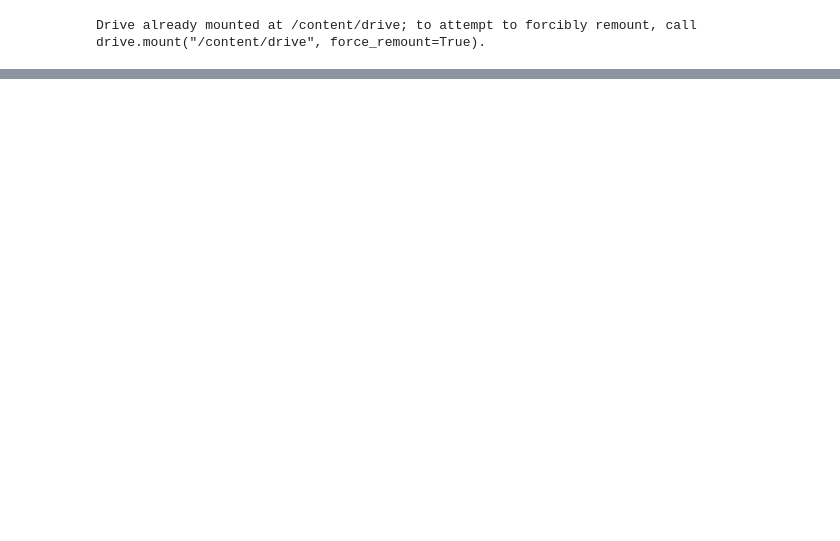
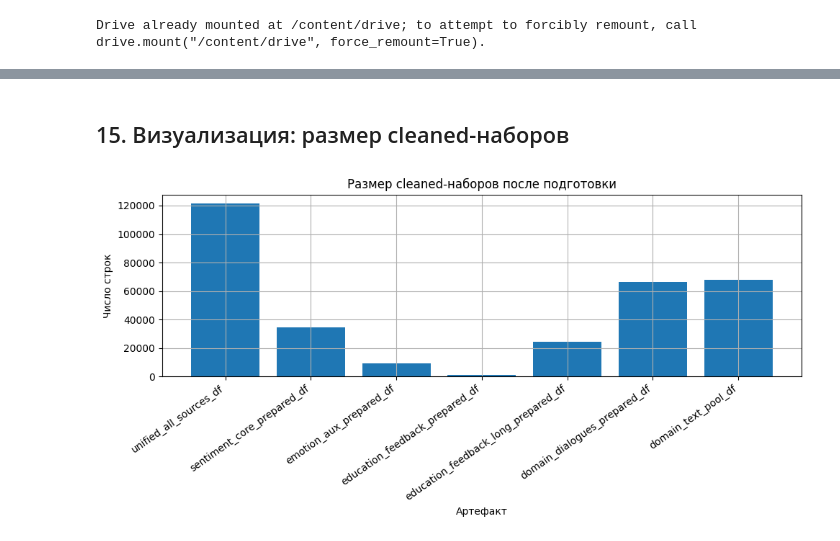
Before and after one commit to DenisBoytsov41/tutors-sentiment-coursework, a Jupyter notebook: notebooks/02_extract_domain_texts.ipynb, the cells around one changed output, grey strips where cells are left out. Saved outputs shown, nothing was run; the diff lists cells and outputs as text; code cells hidden in the pictures; blank space fills up the shorter version.

```diff
--- a/notebooks/02_extract_domain_texts.ipynb
+++ b/notebooks/02_extract_domain_texts.ipynb
@@ -791,0 +42,9 @@ print("Объединённый файл :", MERGED_DIR / "domain_texts_unified.
+# %%
+warnings.filterwarnings("ignore")
+
+pd.set_option("display.max_columns", 200)
+pd.set_option("display.width", 240)
+pd.set_option("display.max_colwidth", 200)
+
+plt.rcParams["figure.figsize"] = (10, 5)
+plt.rcParams["axes.grid"] = True
@@ -791,0 +972,21 @@ print("Объединённый файл :", MERGED_DIR / "domain_texts_unified.
+# %%
+domain_dialogues_df = all_sources_df[
+    all_sources_df["dataset_name"].isin([
+        "teacher_student_dialogues_ru",
+        "instructional_dialogues_ru",
+        "local_domain_ru",
+    ])
+].copy()
+
+dialogue_summary_df = (
+    domain_dialogues_df.groupby("dataset_name")
+    .agg(
+        rows=("text_clean", "size"),
+        unique_conversations=("conversation_id", "nunique"),
+        unique_roles=("speaker_role", "nunique"),
+        mean_words=("text_clean", lambda s: round(s.map(safe_word_count).mean(), 4)),
+    )
+    .reset_index()
+)
+
+display(dialogue_summary_df)
@@ -791,0 +1224,17 @@ print("Объединённый файл :", MERGED_DIR / "domain_texts_unified.
+# %% [markdown]
+## 15. Визуализация: размер cleaned-наборов
+# %%
+plot_df = next_step_control_df.copy()
+
+plt.figure(figsize=(10, 5))
+plt.bar(plot_df["artifact_name"], plot_df["rows"])
+plt.title("Размер cleaned-наборов после подготовки")
+plt.xlabel("Артефакт")
+plt.ylabel("Число строк")
+plt.xticks(rotation=35, ha="right")
+plt.tight_layout()
+
+plt.savefig(FIGURES_DIR / "prepared_artifacts_sizes.png", dpi=150, bbox_inches="tight")
+plt.show()
+# %% [output]
+[figure, added]
```
Also changed, not shown: parts of 86 cells of this notebook.
